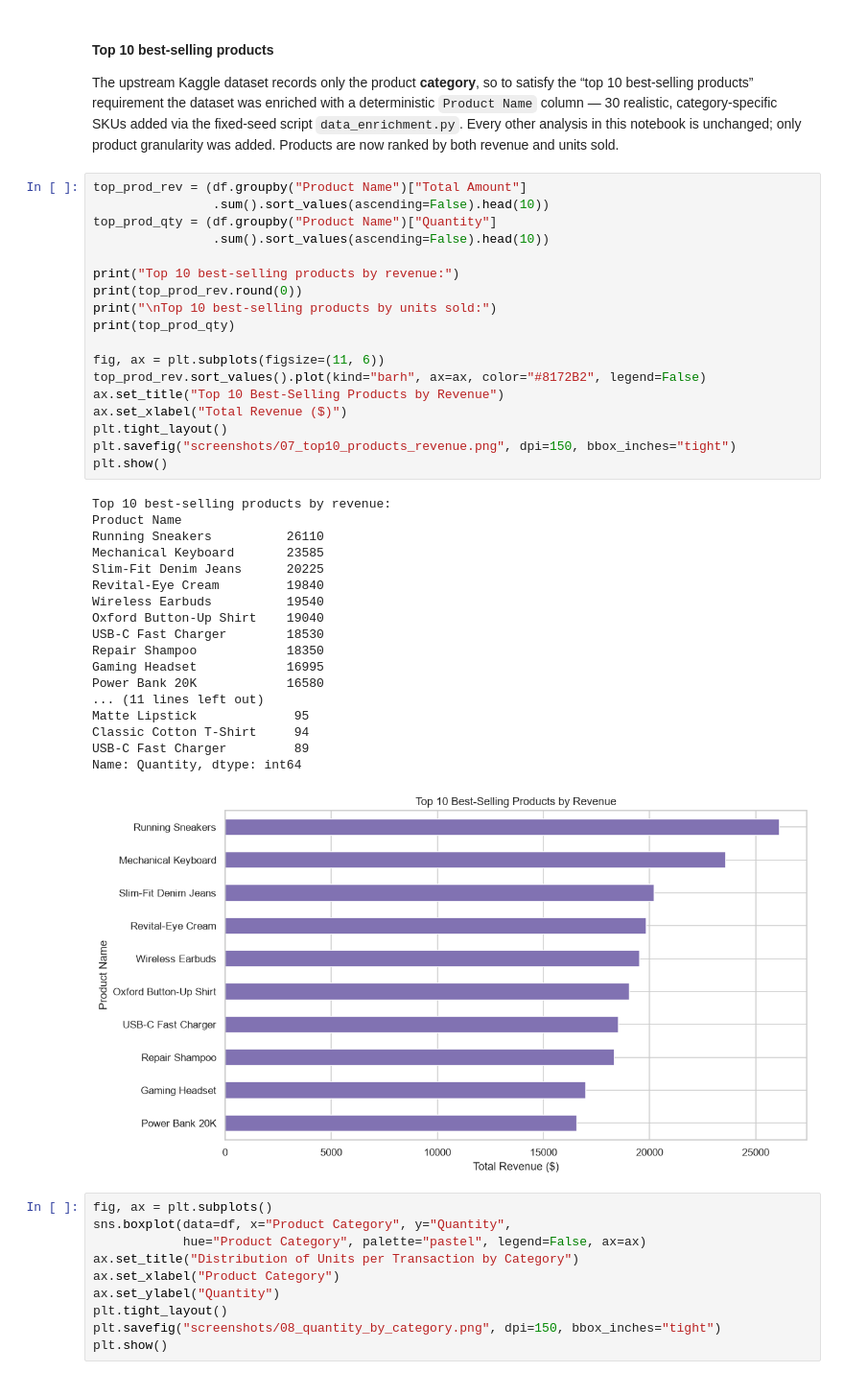
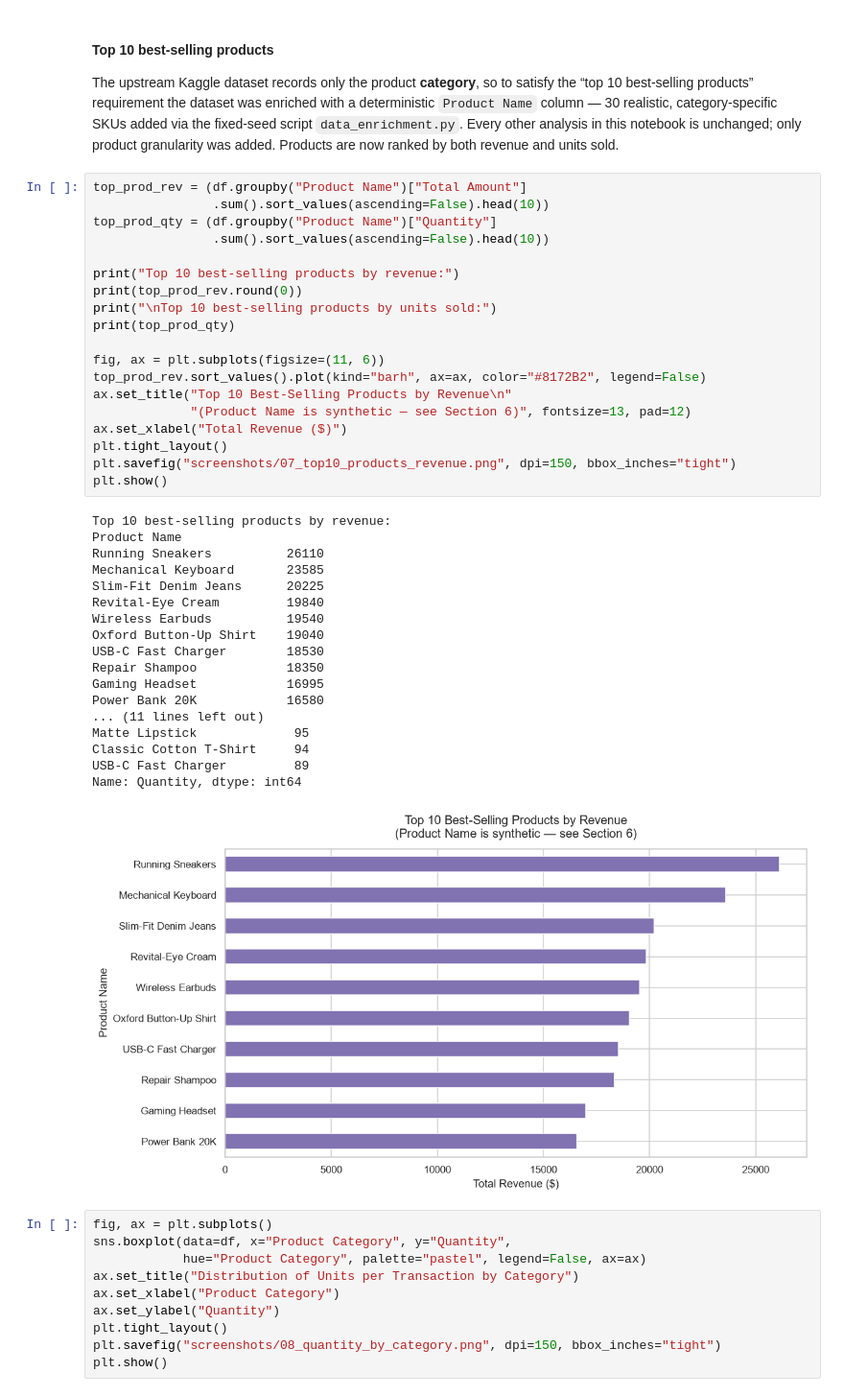
Before and after one commit to MuhilanG/OIBSIP, a Jupyter notebook: DataAnalytics-L1-EDARetailSales/EDA_Retail_Sales.ipynb, the cells around one changed output. Shown at 96% size. Drawn from its saved outputs; the diff is of its cells as text.

```diff
--- a/DataAnalytics-L1-EDARetailSales/EDA_Retail_Sales.ipynb
+++ b/DataAnalytics-L1-EDARetailSales/EDA_Retail_Sales.ipynb
@@ -307,35 +323,36 @@ top_prod_qty = (df.groupby("Product Name")["Quantity"]
 
 print("Top 10 best-selling products by revenue:")
 print(top_prod_rev.round(0))
 print("\nTop 10 best-selling products by units sold:")
 print(top_prod_qty)
 
 fig, ax = plt.subplots(figsize=(11, 6))
 top_prod_rev.sort_values().plot(kind="barh", ax=ax, color="#8172B2", legend=False)
-ax.set_title("Top 10 Best-Selling Products by Revenue")
+ax.set_title("Top 10 Best-Selling Products by Revenue\n"
+             "(Product Name is synthetic — see Section 6)", fontsize=13, pad=12)
 ax.set_xlabel("Total Revenue ($)")
 plt.tight_layout()
 plt.savefig("screenshots/07_top10_products_revenue.png", dpi=150, bbox_inches="tight")
 plt.show()
 # %% [output]
 Top 10 best-selling products by revenue:
 Product Name
 Running Sneakers          26110
 Mechanical Keyboard       23585
 Slim-Fit Denim Jeans      20225
 Revital-Eye Cream         19840
 Wireless Earbuds          19540
 Oxford Button-Up Shirt    19040
 USB-C Fast Charger        18530
 Repair Shampoo            18350
 Gaming Headset            16995
 Power Bank 20K            16580
 ... (11 lines left out)
 Matte Lipstick             95
 Classic Cotton T-Shirt     94
 USB-C Fast Charger         89
 Name: Quantity, dtype: int64
-[figure, old version]
+[figure, new version]
 # %%
 fig, ax = plt.subplots()
 sns.boxplot(data=df, x="Product Category", y="Quantity",
```
Also changed, not shown: parts of 3 cells of this notebook, 2 other files.
